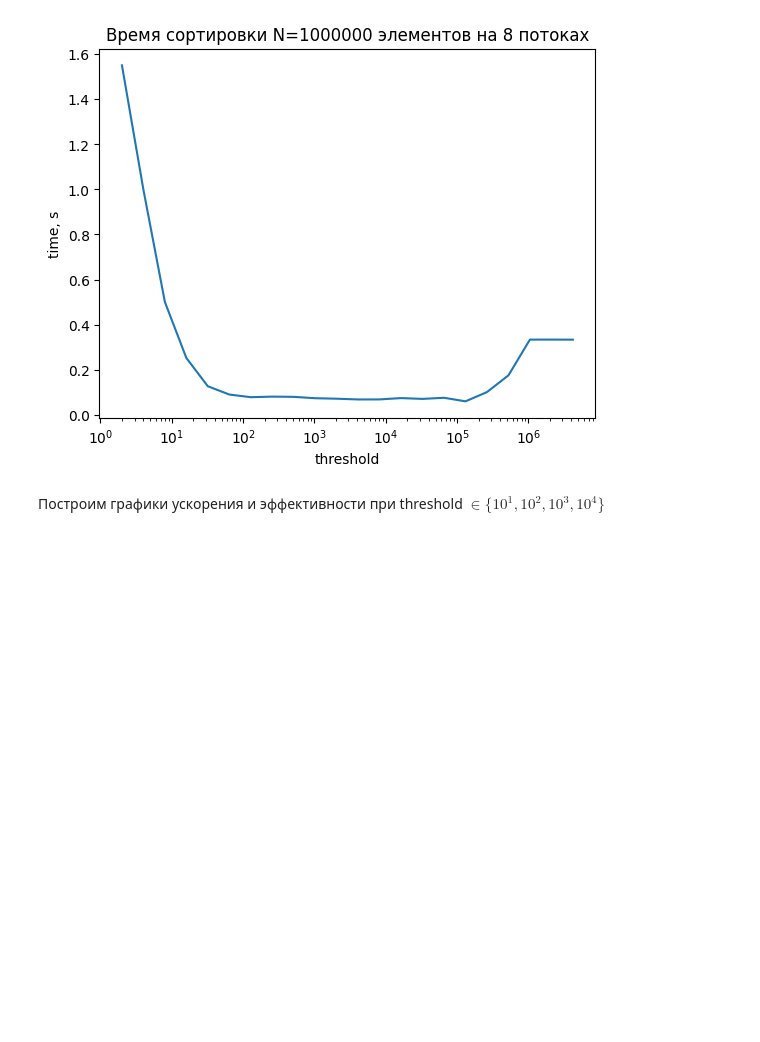
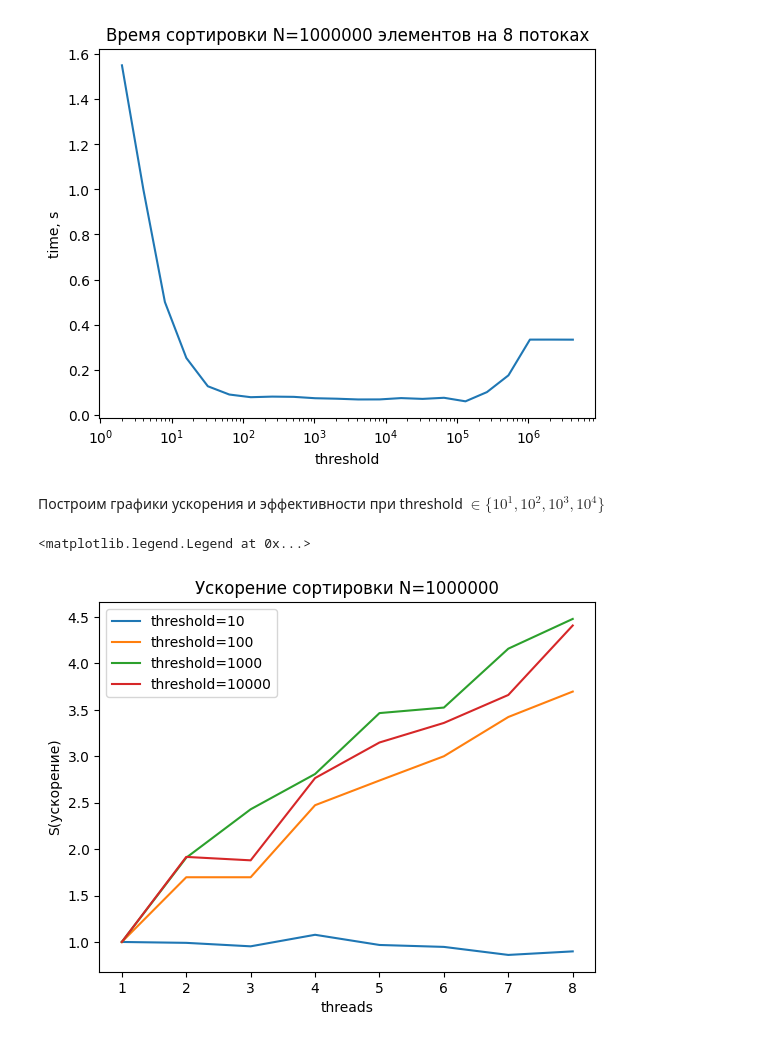
Before and after one commit to VoyakaGOD/parallel_programming, a Jupyter notebook: special_tasks/omp_task_sorting/benchmarks.ipynb, the cells around one changed output. Cells and saved outputs as stored; diff of their text form; code cells hidden in the pictures; blank space fills up the shorter version.

```diff
--- a/special_tasks/omp_task_sorting/benchmarks.ipynb
+++ b/special_tasks/omp_task_sorting/benchmarks.ipynb
@@ -15,3 +15,25 @@ plt.xscale("log")
 [figure]
 # %% [markdown]
 Построим графики ускорения и эффективности при threshold $\in \{10^1, 10^2, 10^3, 10^4\}$
+# %%
+t10 = [0.383704, 0.387395, 0.4026, 0.35615, 0.396546, 0.40523, 0.44595, 0.427019]
+t100 = [0.344608, 0.203051, 0.203049, 0.139333, 0.125799, 0.114841, 0.100659, 0.0931993]
+t1000 = [0.341655, 0.179086, 0.140642, 0.12162, 0.0985812, 0.0969184, 0.0821346, 0.0762603]
+t10000 = [0.341073, 0.177989, 0.181477, 0.123328, 0.108313, 0.10152, 0.0931633, 0.0773516]
+
+def plot_S(ts : list[float], n):
+    S = [ts[0]/t for t in ts]
+    p = [x+1 for x in range(8)]
+    plt.plot(p, S, label=f"threshold={n}")
+
+plot_S(t10, 10)
+plot_S(t100, 100)
+plot_S(t1000, 1000)
+plot_S(t10000, 10000)
+plt.title("Ускорение сортировки N=1000000")
+plt.xlabel("threads")
+plt.ylabel("S(ускорение)")
+plt.legend()
+# %% [output]
+<matplotlib.legend.Legend at 0x...>
+[figure, added]
```
Also changed, not shown: 1 other file.
